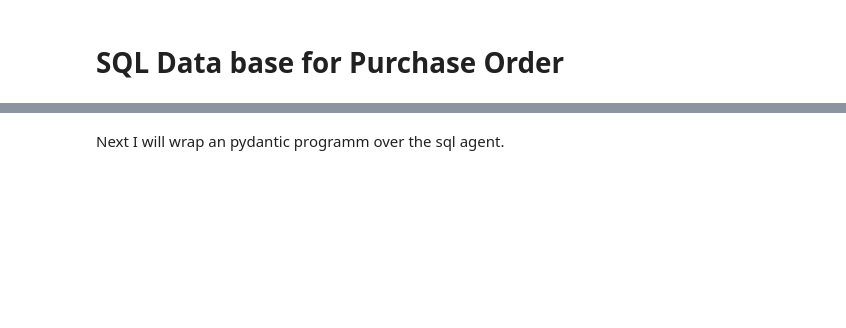
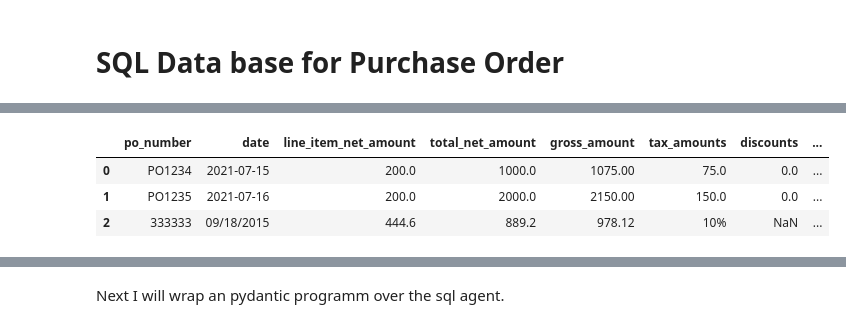
Before and after one commit to dtriepke/AI_Finance_Office, a Jupyter notebook: Invoice_smart_agent_1.ipynb, the cells around one changed output, grey strips where cells are left out. Cells and saved outputs as stored; diff of their text form; code cells hidden in the pictures; blank space fills up the shorter version.

```diff
--- a/Invoice_smart_agent_1.ipynb
+++ b/Invoice_smart_agent_1.ipynb
@@ -322 +288,59 @@ print(result)
+# %%
+
+import sqlite3
+from typing import Annotated, Dict, Union
+
+def execute_sql(reflection: Annotated[str, "Think about what to do"],
+                sql: Annotated[str, "SQL query"]
+                ) -> Annotated[Dict[str, Union[str, list]], "Dictionary with keys 'result' and 'error'"]:
+    """
+    Execute a SQL query on a SQLite database and return the results or an error message.
+
+    Args:
+    reflection (str): Description of what the SQL query is intended to do.
+    sql (str): The SQL query to be executed.
+
+    Returns:
+    Dict[str, Union[str, list]]: A dictionary containing either the query results under 'result'
+                                  or an error message under 'error'.
+    """
+    database = 'purchase_orders.db'  # Path to the SQLite database file
+    conn = sqlite3.connect(database)
+    cursor = conn.cursor()
+
+    try:
+        # cursor.execute(sql)
+        # # For queries that return data
+        # if cursor.description:
+        #     result = cursor.fetchall()
+        # else:
+        #     # For queries that modify data/tables
+        #     conn.commit()
+        #     result = f"Query executed successfully, affected {cursor.rowcount} rows."
+
+        # return {"result": result}
+
+        df = pd.read_sql_query(query, conn)
+        return df
+
+    except Exception as e:
+        return {"error": str(e)}
+
+    finally:
+        cursor.close()
+        conn.close()
+
+# Example usage of the function
+# This should be tailored to actual queries you intend to run.
+query = "SELECT * FROM PurchaseOrders LIMIT 5;"  # Example query to fetch data
+reflection_text = "Fetch first five purchase orders from the database."
+
+result = execute_sql(reflection_text, query)
+
+result
+# %% [output]
+|  | po_number | date | line_item_net_amount | total_net_amount | gross_amount | tax_amounts | discounts | ... |
+| 0 | PO1234 | 2021-07-15 | 200.0 | 1000.0 | 1075.00 | 75.0 | 0.0 | ... |
+| 1 | PO1235 | 2021-07-16 | 200.0 | 2000.0 | 2150.00 | 150.0 | 0.0 | ... |
+| 2 | 333333 | 09/18/2015 | 444.6 | 889.2 | 978.12 | 10% | NaN | ... |
 # %%
```
Also changed, not shown: parts of 38 cells of this notebook, 3 other files.
